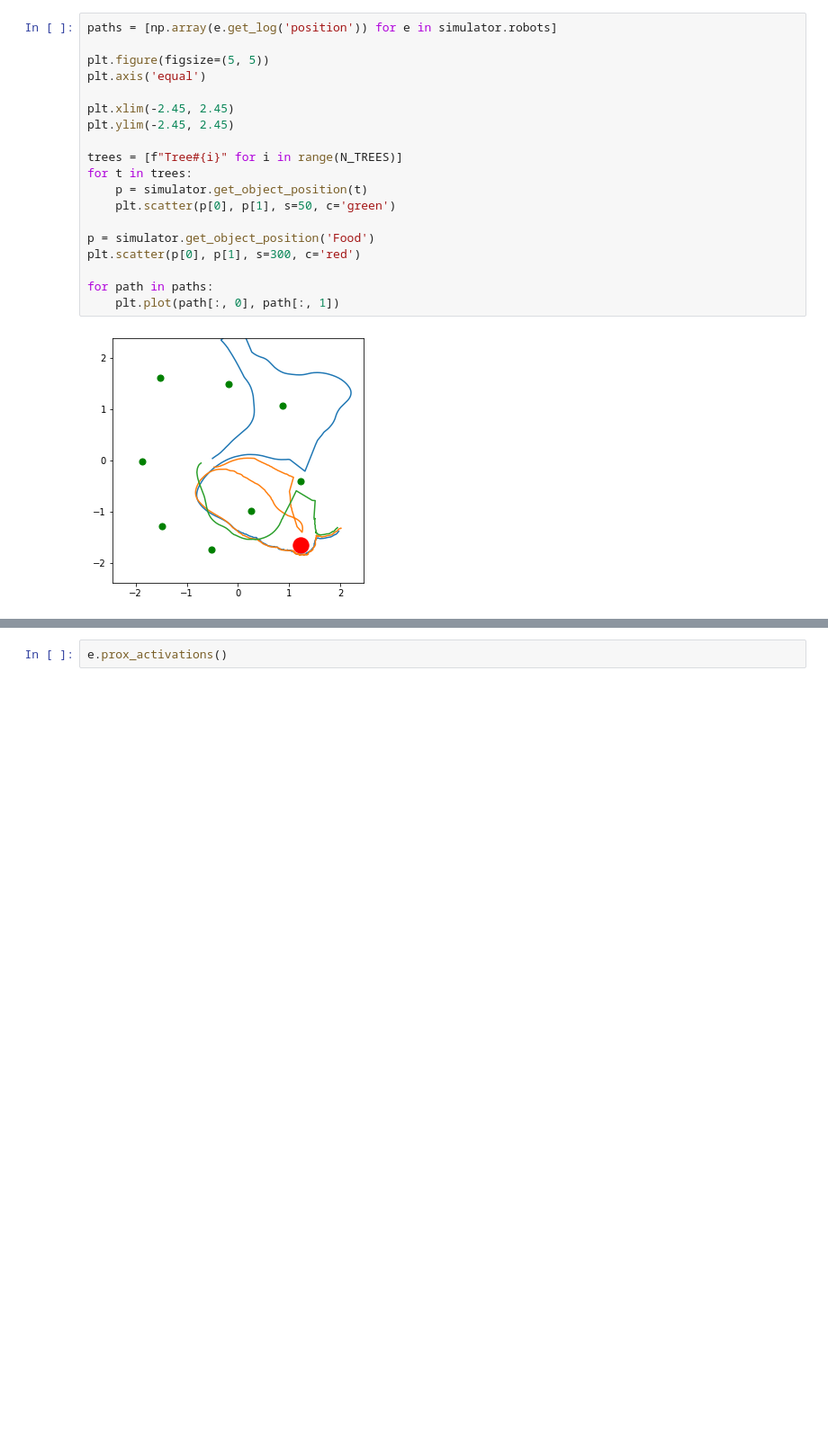
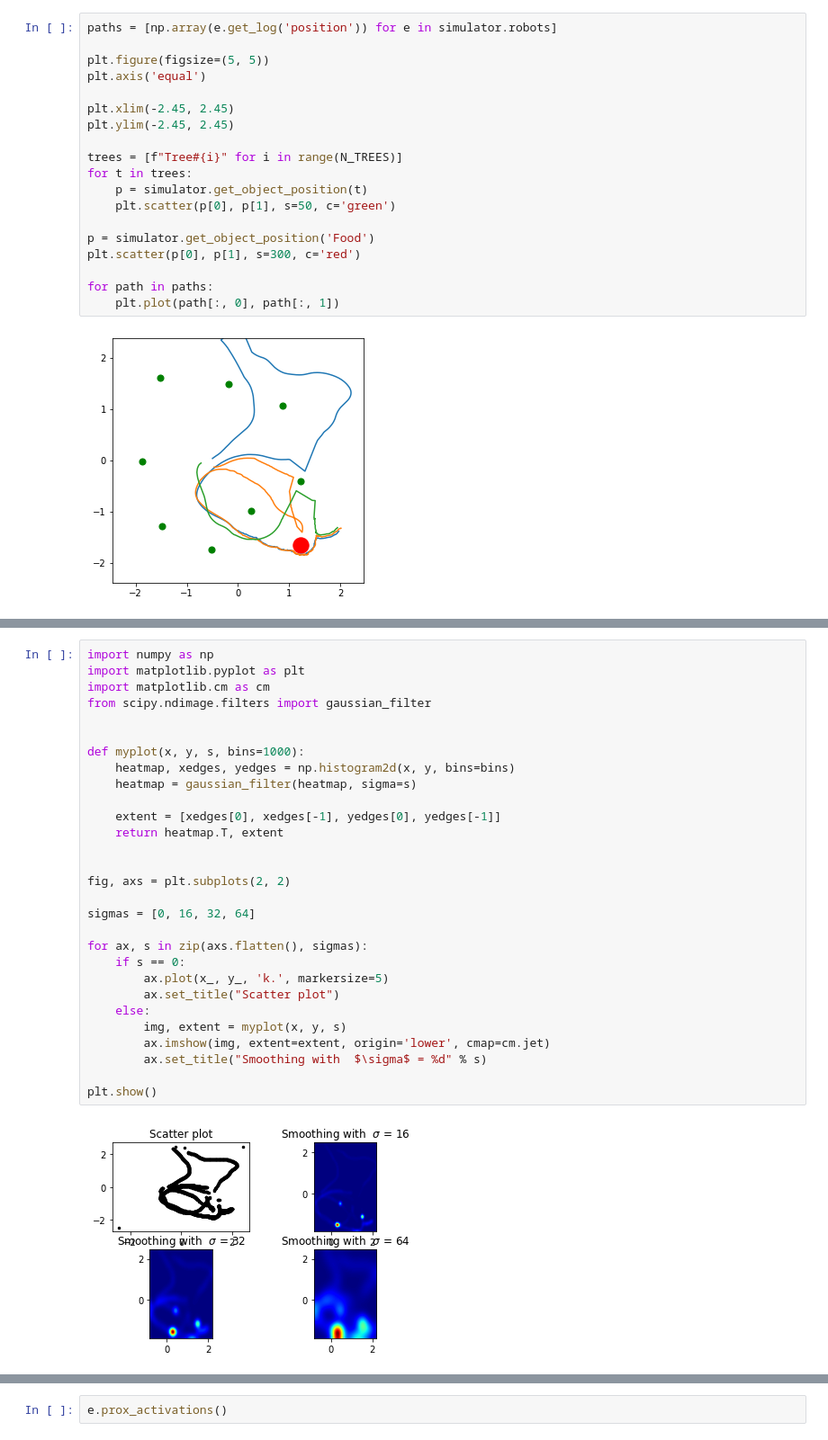
Before and after one commit to pablotalavante/sdic-mini-project, a Jupyter notebook: mini-project-2.ipynb, the cells around one changed output, grey strips where cells are left out. Shown at 90% size. Cells and saved outputs as stored; diff of their text form; blank space fills up the shorter version.

```diff
--- a/mini-project-2.ipynb
+++ b/mini-project-2.ipynb
@@ -252,0 +289,31 @@ for path in paths:
+# %%
+import numpy as np
+import matplotlib.pyplot as plt
+import matplotlib.cm as cm
+from scipy.ndimage.filters import gaussian_filter
+
+
+def myplot(x, y, s, bins=1000):
+    heatmap, xedges, yedges = np.histogram2d(x, y, bins=bins)
+    heatmap = gaussian_filter(heatmap, sigma=s)
+
+    extent = [xedges[0], xedges[-1], yedges[0], yedges[-1]]
+    return heatmap.T, extent
+
+
+fig, axs = plt.subplots(2, 2)
+
+sigmas = [0, 16, 32, 64]
+
+for ax, s in zip(axs.flatten(), sigmas):
+    if s == 0:
+        ax.plot(x_, y_, 'k.', markersize=5)
+        ax.set_title("Scatter plot")
+    else:
+        img, extent = myplot(x, y, s)
+        ax.imshow(img, extent=extent, origin='lower', cmap=cm.jet)
+        ax.set_title("Smoothing with  $\sigma$ = %d" % s)
+
+plt.show()
+# %% [output]
+[figure, added]
```
Also changed, not shown: parts of 6 cells of this notebook, 1 other file.
